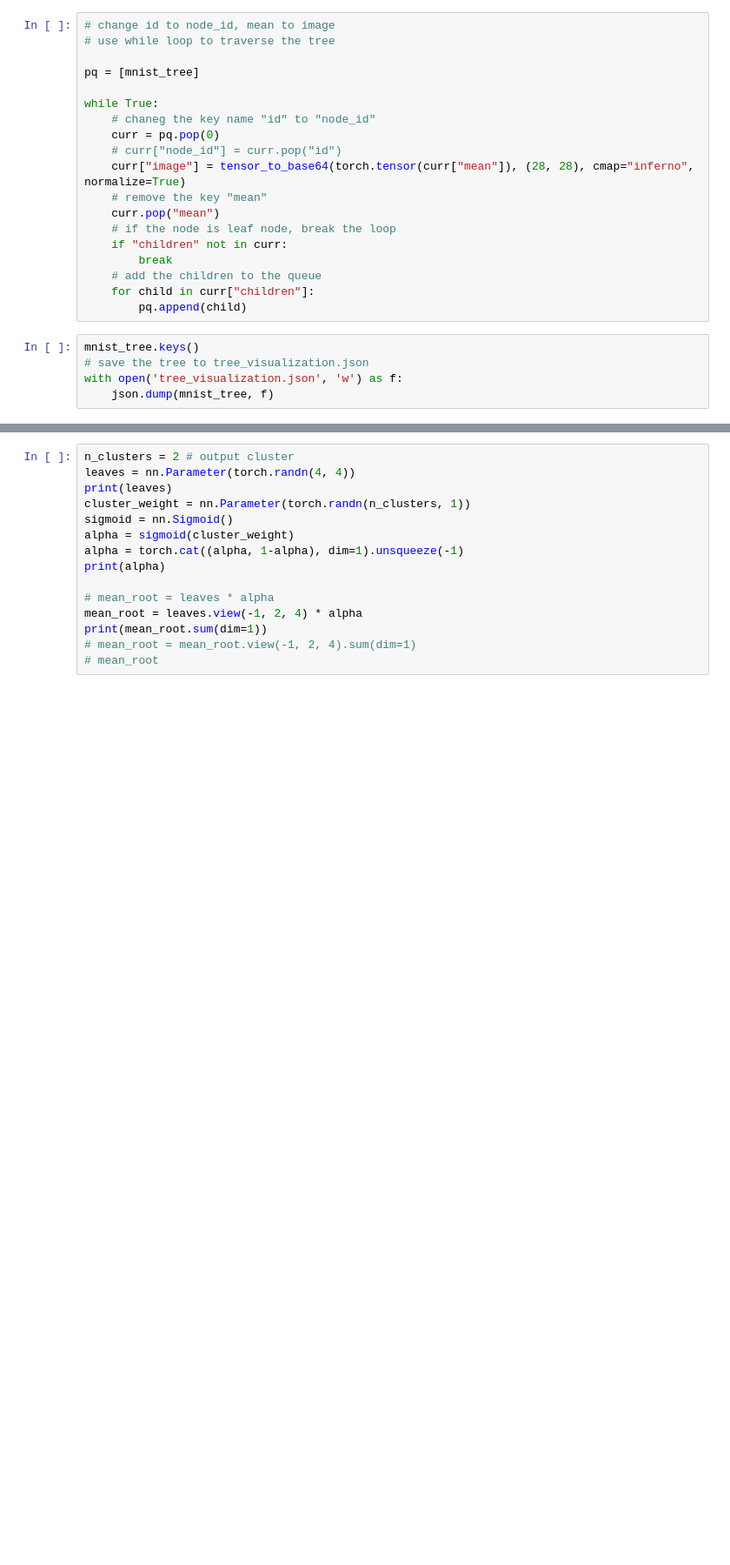
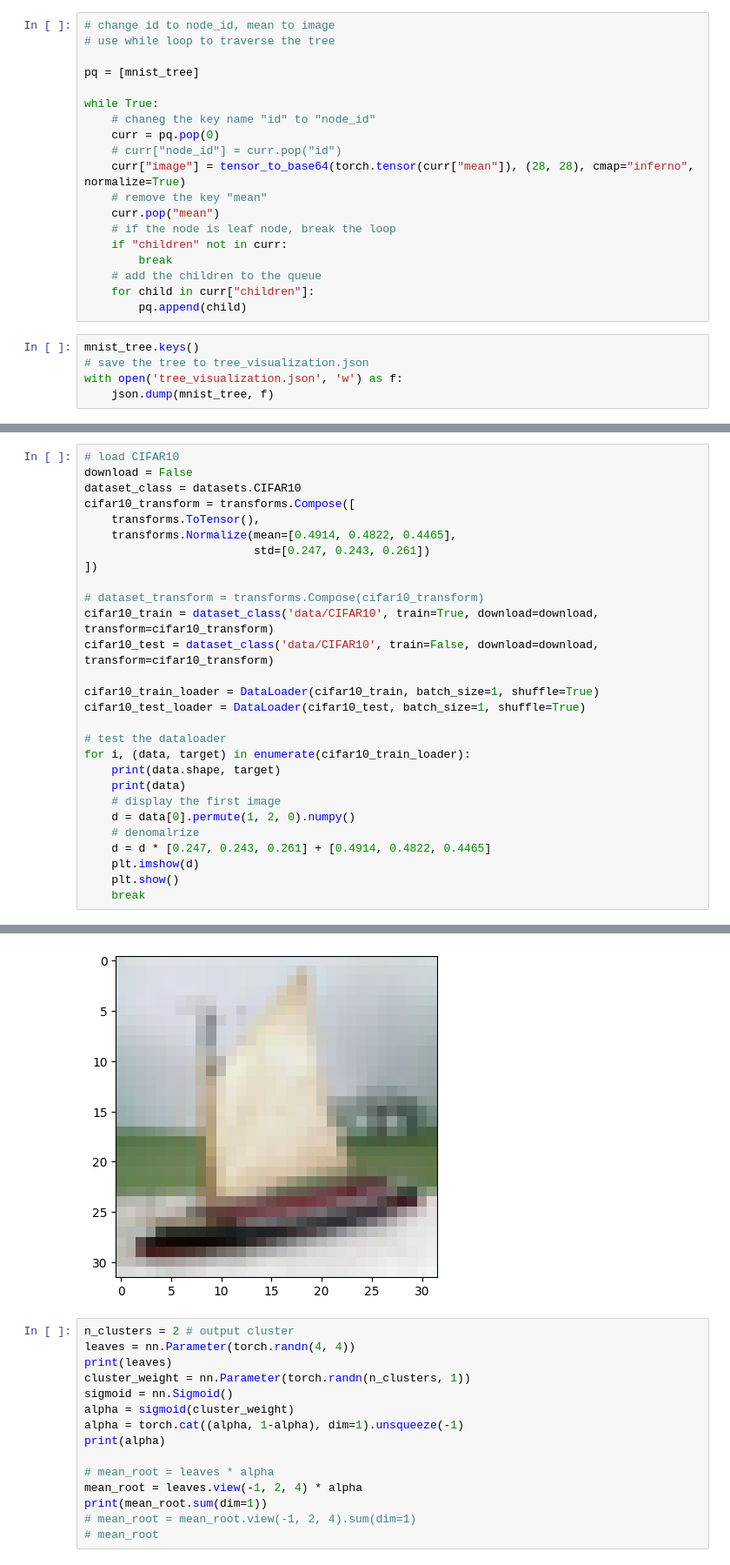
Before and after one commit to Teachable-AI-Lab/unsupervised-prototypes, a Jupyter notebook: cobwebNN-gen.ipynb, the cells around one changed output, grey strips where cells are left out. Shown at 87% size. Cells and saved outputs as stored; diff of their text form; blank space fills up the shorter version.

```diff
--- a/cobwebNN-gen.ipynb
+++ b/cobwebNN-gen.ipynb
@@ -121,0 +124,29 @@ torch.Size([1, 1, 28, 28]) tensor([4])
+# %%
+# load CIFAR10
+download = False
+dataset_class = datasets.CIFAR10
+cifar10_transform = transforms.Compose([
+    transforms.ToTensor(),
+    transforms.Normalize(mean=[0.4914, 0.4822, 0.4465],
+                         std=[0.247, 0.243, 0.261])
+])
+
+# dataset_transform = transforms.Compose(cifar10_transform)
+cifar10_train = dataset_class('data/CIFAR10', train=True, download=download, transform=cifar10_transform)
+cifar10_test = dataset_class('data/CIFAR10', train=False, download=download, transform=cifar10_transform)
+
+cifar10_train_loader = DataLoader(cifar10_train, batch_size=1, shuffle=True)
+cifar10_test_loader = DataLoader(cifar10_test, batch_size=1, shuffle=True)
+
+# test the dataloader
+for i, (data, target) in enumerate(cifar10_train_loader):
+    print(data.shape, target)
+    print(data)
+    # display the first image
+    d = data[0].permute(1, 2, 0).numpy()
+    # denomalrize
+    d = d * [0.247, 0.243, 0.261] + [0.4914, 0.4822, 0.4465]
+    plt.imshow(d)
+    plt.show()
+    break
+# %% [output]
@@ -122,3 +170,4 @@ torch.Size([1, 1, 28, 28]) tensor([4])
+[figure, added]
 # %%
 n_clusters = 2 # output cluster
 leaves = nn.Parameter(torch.randn(4, 4))
```
Also changed, not shown: parts of 13 cells of this notebook, 8 other files.
